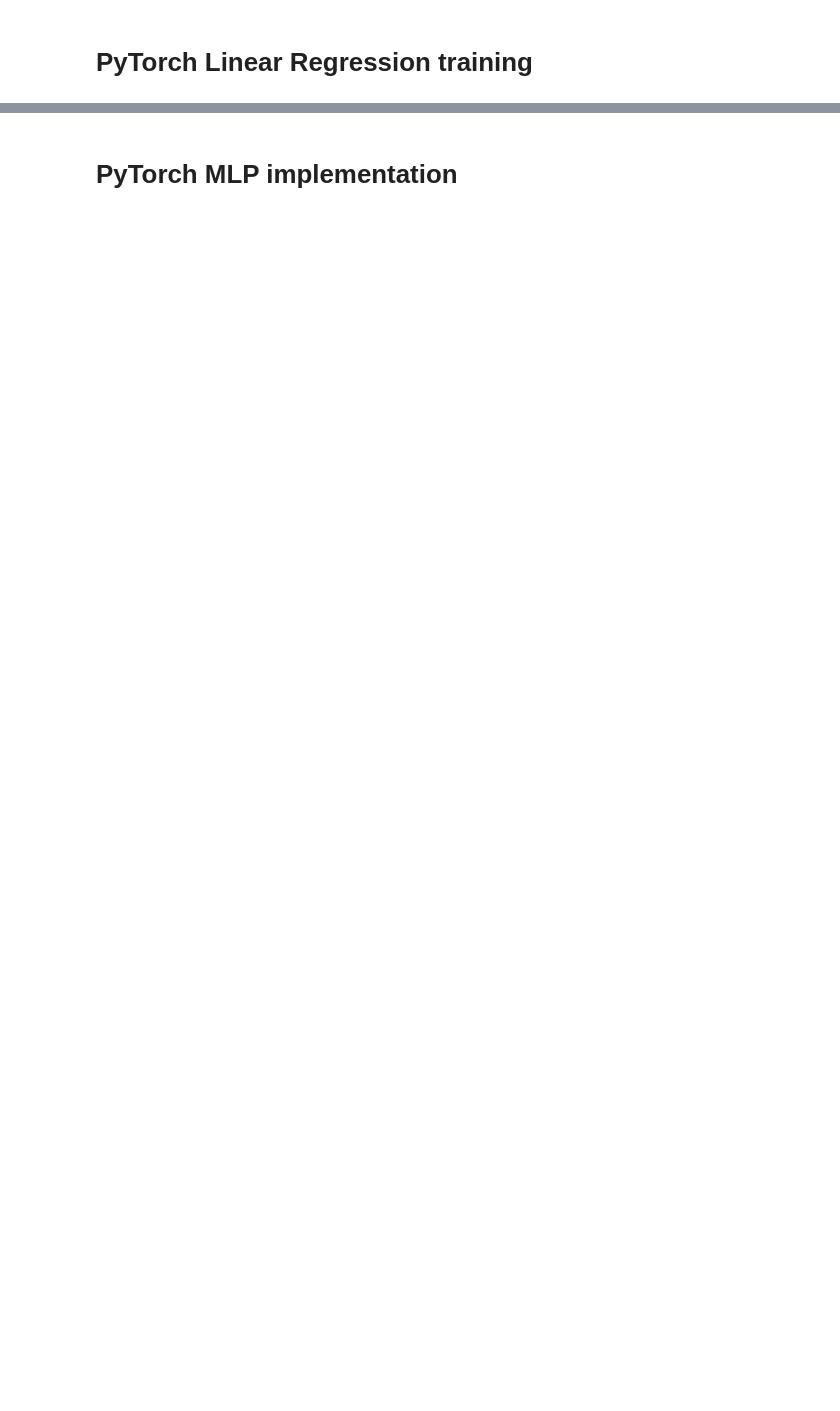
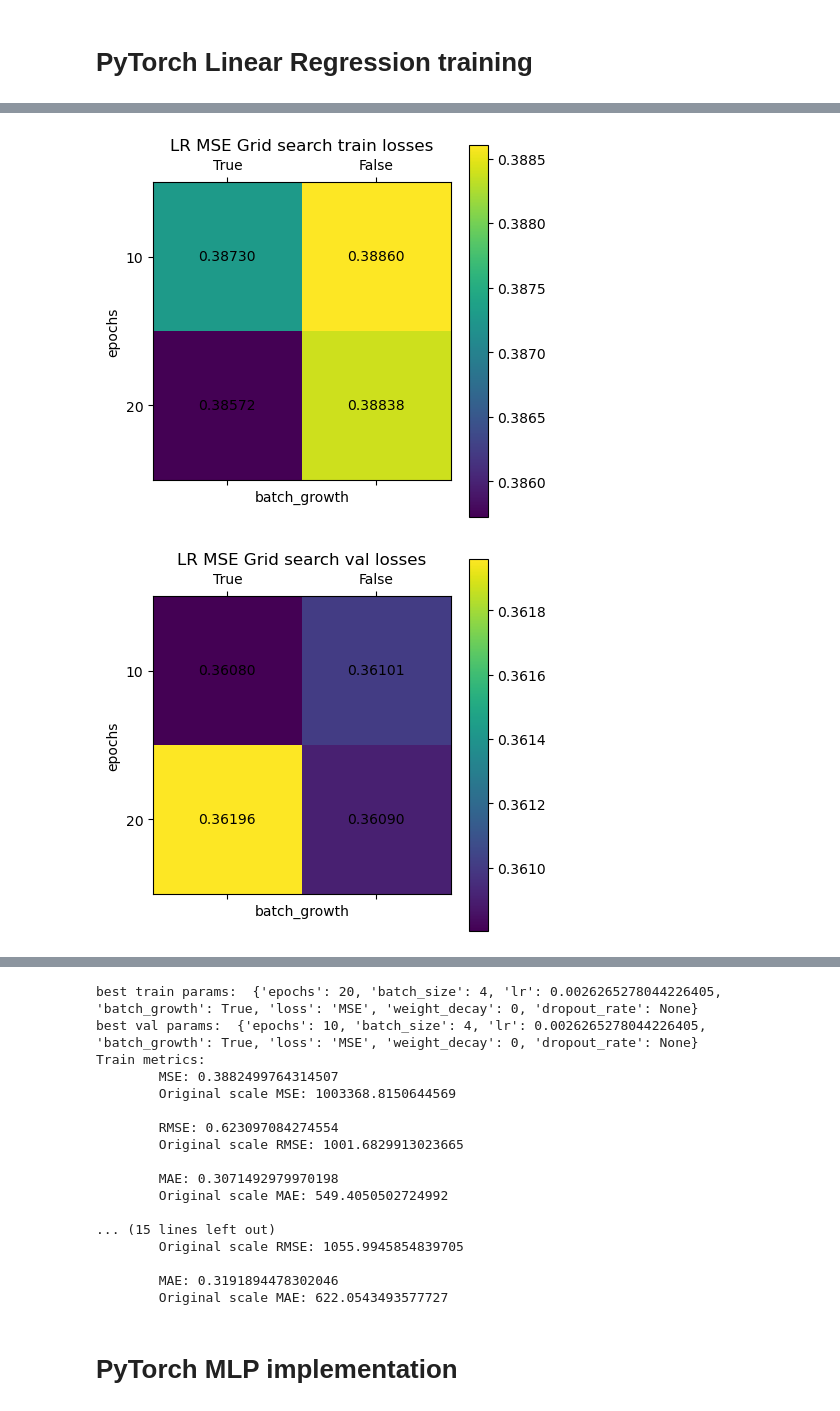
Before and after one commit to luzny274/Taipei-Bus-Stop-Traffic-Prediction, a Jupyter notebook: Vita/Linear_Regression__log_scale.ipynb, the cells around one changed output, grey strips where cells are left out. Drawn from its saved outputs; the diff is of its cells as text; code cells hidden in the pictures; blank space fills up the shorter version.

```diff
--- a/Vita/Linear_Regression__log_scale.ipynb
+++ b/Vita/Linear_Regression__log_scale.ipynb
@@ -664,18 +792,22 @@ KeyboardInterrupt:
 # %%
 # Show grid search progress
-train_grid = np.zeros((len(lrs), len(batch_size)))
-val_grid = np.zeros((len(lrs), len(batch_size)))
+train_grid = np.zeros((len(epochs), len(batch_growths)))
+val_grid = np.zeros((len(epochs), len(batch_growths)))
 
-for i in range(len(grid_val_losses)):
-    train_grid[i % len(lrs), i // len(lrs)] = grid_train_losses[i]
-    val_grid[i % len(lrs), i // len(lrs)] = grid_val_losses[i]
+for i in range(len(grid_val_losses_LR)):
+    train_grid[i // len(batch_growths), i % len(batch_growths)] = grid_train_losses_LR[i]
+    val_grid  [i // len(batch_growths), i % len(batch_growths)] = grid_val_losses_LR[i]
 
-plot_grid(grid_values=train_grid, title="LR MSE Grid search val losses", x_label="batch_size", y_label="learning rate", x_values=batch_size, y_values=lrs)
-plot_grid(grid_values=val_grid, title="LR MSE Grid search train losses", x_label="batch_size", y_label="learning rate", x_values=batch_size, y_values=lrs)
+plot_grid(grid_values=train_grid, title="LR MSE Grid search train losses", x_label="batch_growth", y_label="epochs", x_values=batch_growths, y_values=epochs)
+plot_grid(grid_values=val_grid  , title="LR MSE Grid search val losses"  , x_label="batch_growth", y_label="epochs", x_values=batch_growths, y_values=epochs)
 
 # Plot the training progress
 plot_losses(train_losses_LR, val_losses_LR, "Linear Regression")
 
 # Show final model evaluation
-print("best_params: ", best_params)
-evaluate_model(model_LR, batch_size=1000)
+print("best train params: ", best_train_params_LR)
+print("best val params: ", best_val_params_LR)
+evaluate_model(model_LR, max_batch_size_LR)
+# %% [output]
+[figure, added]
+[figure, added]
@@ -682,3 +815,20 @@ evaluate_model(model_LR, batch_size=1000)
+best train params:  {'epochs': 20, 'batch_size': 4, 'lr': 0.0026265278044226405, 'batch_growth': True, 'loss': 'MSE', 'weight_decay': 0, 'dropout_rate': None}
+best val params:  {'epochs': 10, 'batch_size': 4, 'lr': 0.0026265278044226405, 'batch_growth': True, 'loss': 'MSE', 'weight_decay': 0, 'dropout_rate': None}
+Train metrics:
+        MSE: 0.3882499764314507
+        Original scale MSE: 1003368.8150644569
+
+        RMSE: 0.623097084274554
+        Original scale RMSE: 1001.6829913023665
+
+        MAE: 0.3071492979970198
+        Original scale MAE: 549.4050502724992
+
+... (15 lines left out)
+        Original scale RMSE: 1055.9945854839705
+
+        MAE: 0.3191894478302046
+        Original scale MAE: 622.0543493577727
 # %% [markdown]
 # PyTorch MLP implementation
 # %%
```
Also changed, not shown: parts of 18 cells of this notebook.
